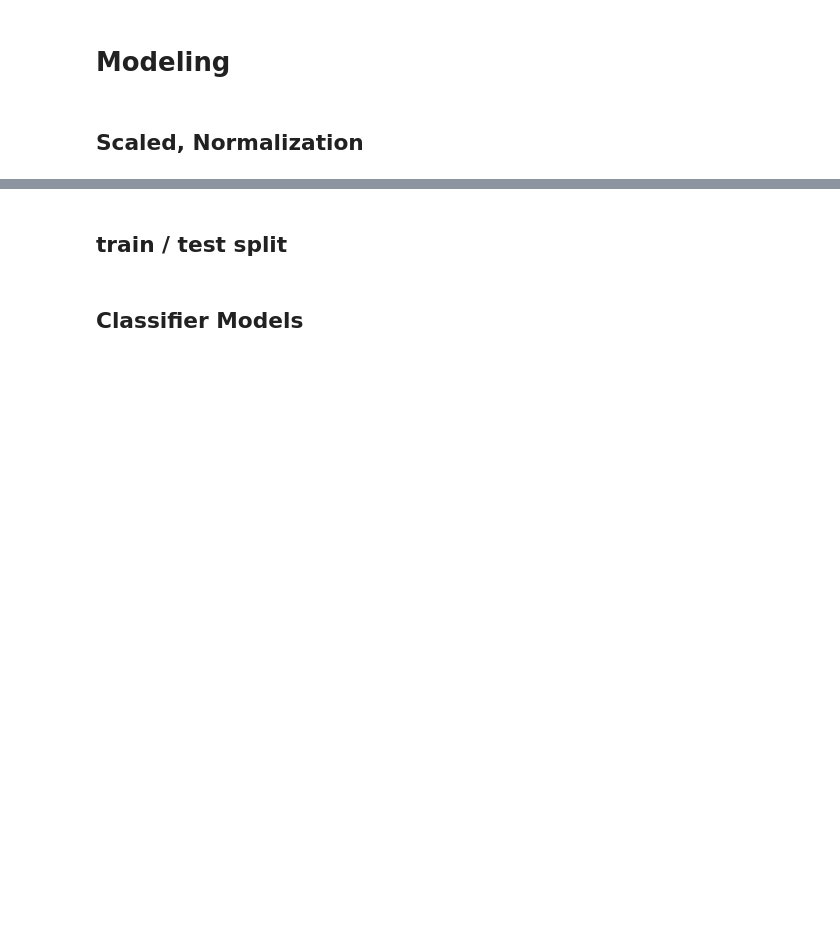
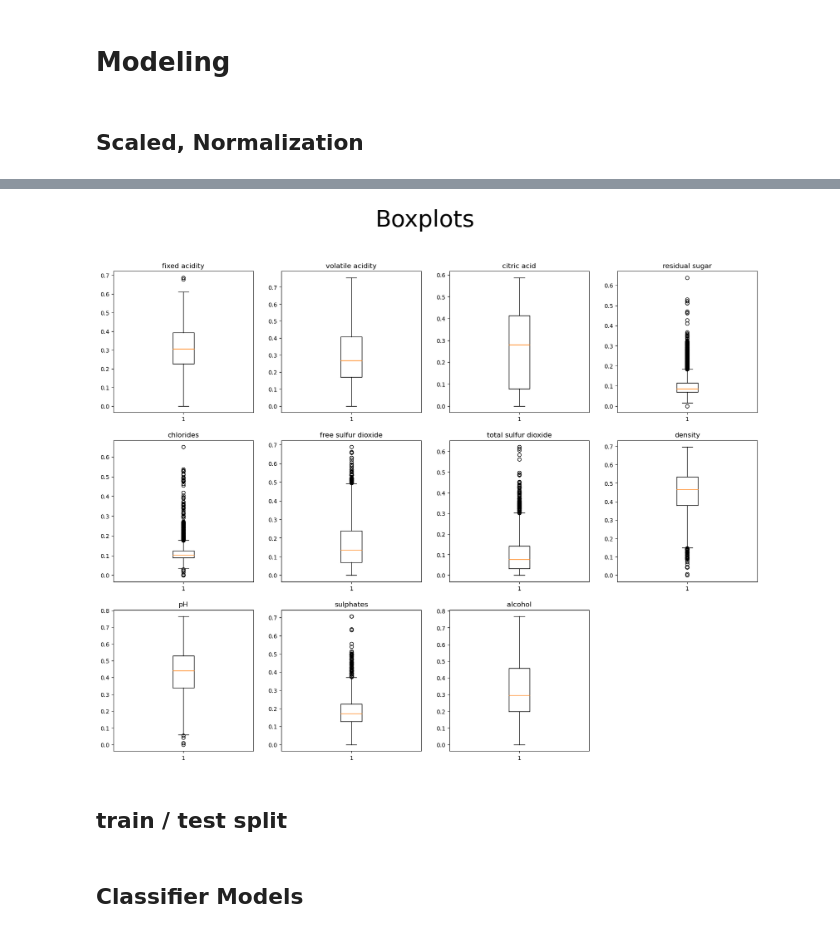
Before and after one commit to leevigong/WineQuality, a Jupyter notebook: Wine Quality Basic.ipynb, the cells around one changed output, grey strips where cells are left out. Drawn from its saved outputs; the diff is of its cells as text; code cells hidden in the pictures; blank space fills up the shorter version.

```diff
--- a/Wine Quality Basic.ipynb
+++ b/Wine Quality Basic.ipynb
@@ -39,3 +102,15 @@ normalized_data
+# %%
+plt.figure(figsize=(20,15))
+plt.suptitle("Boxplots", fontsize=40)
+cols = normalized_data.columns
+
+for i in range(len(cols)):
+    plt.subplot(3,4,i+1)
+    plt.title(cols[i])
+    plt.boxplot(normalized_data[cols[i]])
+plt.show()
+# %% [output]
+[figure, added]
 # %%
 from numpy import log
 import warnings
```
Also changed, not shown: parts of 6 cells of this notebook.
